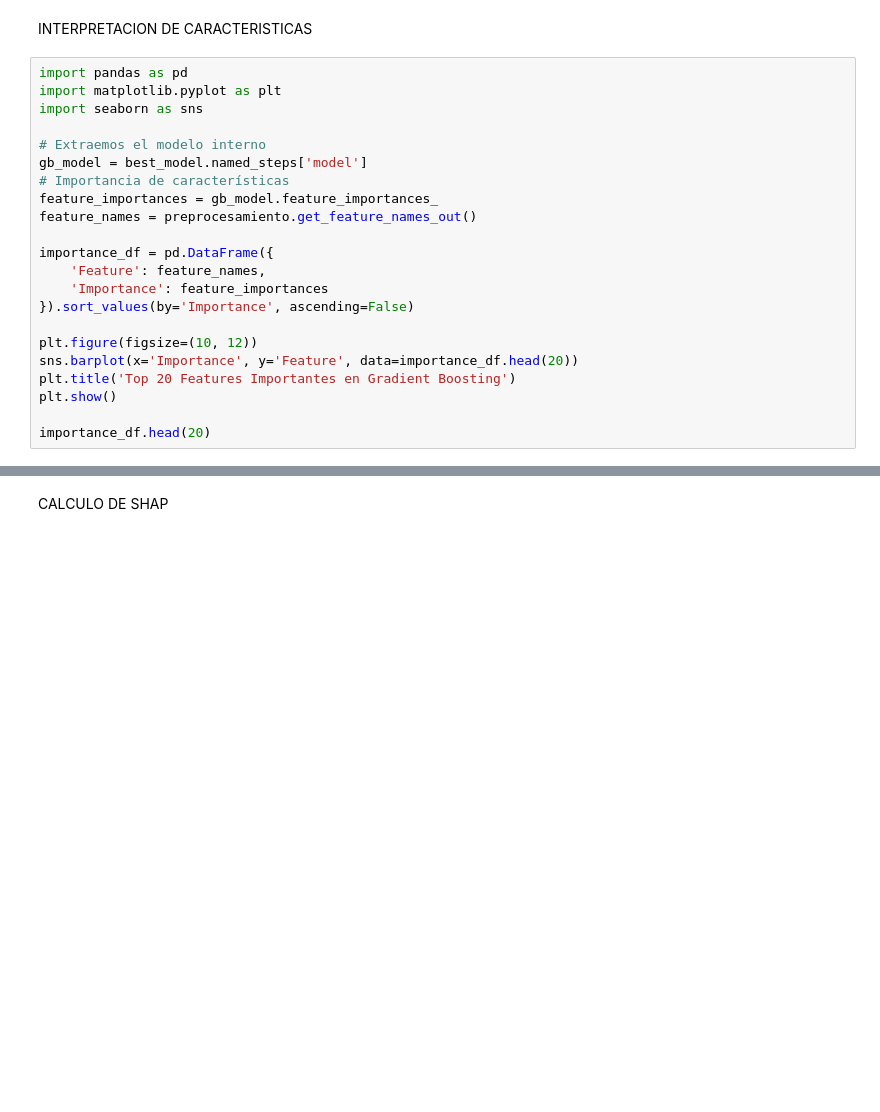
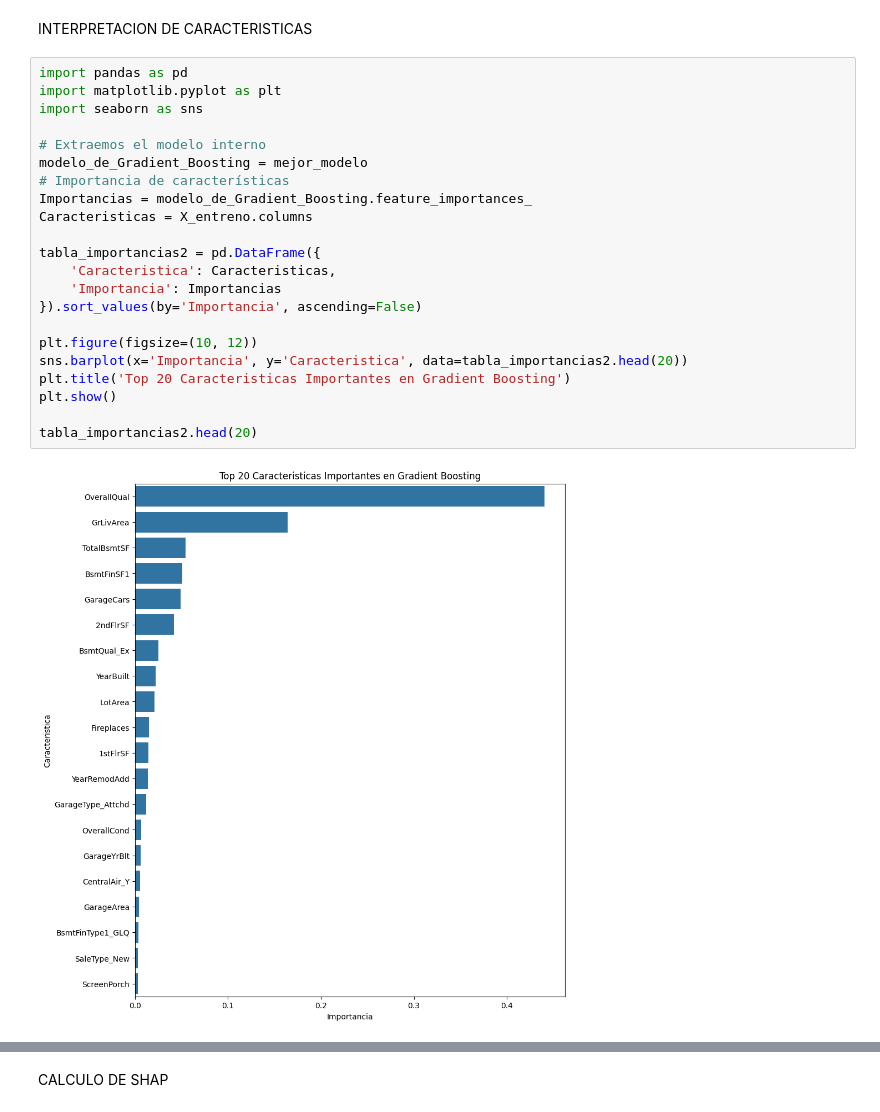
Before and after one commit to rodrigoosoriogaona/Ciencia-de-Datos, a Jupyter notebook: Ciencia de Datos.ipynb, the cells around one changed output, grey strips where cells are left out. Saved outputs shown, nothing was run; the diff lists cells and outputs as text; blank space fills up the shorter version.

```diff
--- a/Ciencia de Datos.ipynb
+++ b/Ciencia de Datos.ipynb
@@ -372,22 +388,24 @@ INTERPRETACION DE CARACTERISTICAS
 # %%
 import pandas as pd
 import matplotlib.pyplot as plt
 import seaborn as sns
 
 # Extraemos el modelo interno
-gb_model = best_model.named_steps['model']
+modelo_de_Gradient_Boosting = mejor_modelo
 # Importancia de características
-feature_importances = gb_model.feature_importances_
-feature_names = preprocesamiento.get_feature_names_out()
+Importancias = modelo_de_Gradient_Boosting.feature_importances_
+Caracteristicas = X_entreno.columns
 
-importance_df = pd.DataFrame({
-    'Feature': feature_names,
-    'Importance': feature_importances
-}).sort_values(by='Importance', ascending=False)
+tabla_importancias2 = pd.DataFrame({
+    'Caracteristica': Caracteristicas,
+    'Importancia': Importancias
+}).sort_values(by='Importancia', ascending=False)
 
 plt.figure(figsize=(10, 12))
-sns.barplot(x='Importance', y='Feature', data=importance_df.head(20))
-plt.title('Top 20 Features Importantes en Gradient Boosting')
+sns.barplot(x='Importancia', y='Caracteristica', data=tabla_importancias2.head(20))
+plt.title('Top 20 Caracteristicas Importantes en Gradient Boosting')
 plt.show()
 
-importance_df.head(20)
+tabla_importancias2.head(20)
+# %% [output]
+[figure, added]
```
Also changed, not shown: parts of 18 cells of this notebook.
